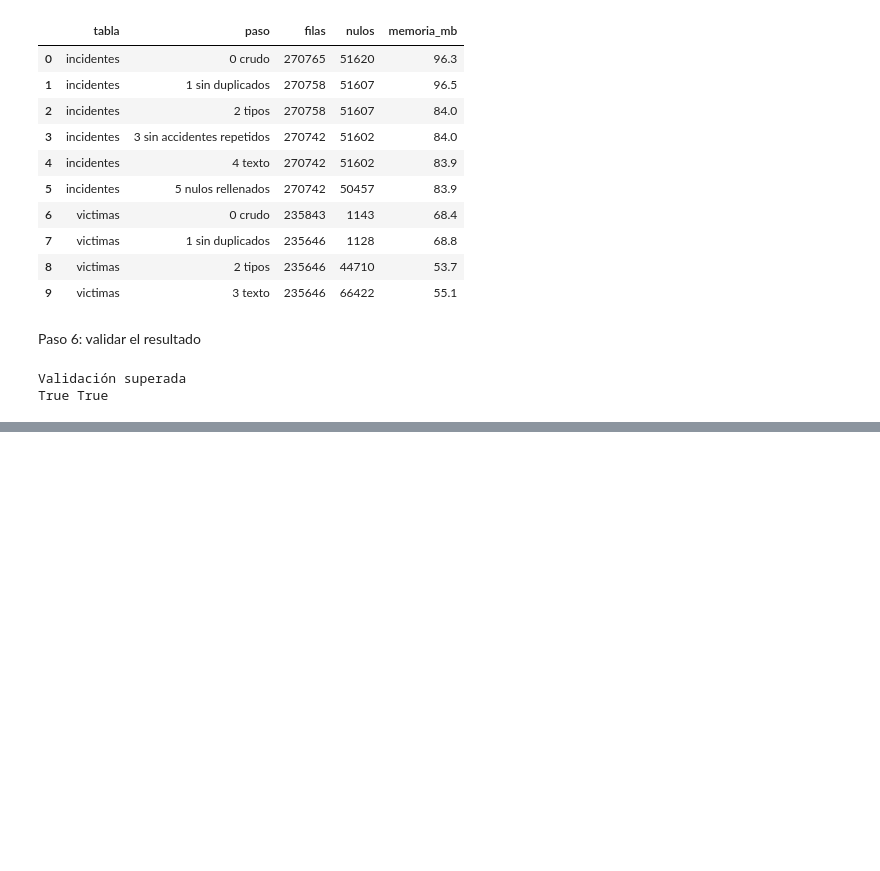
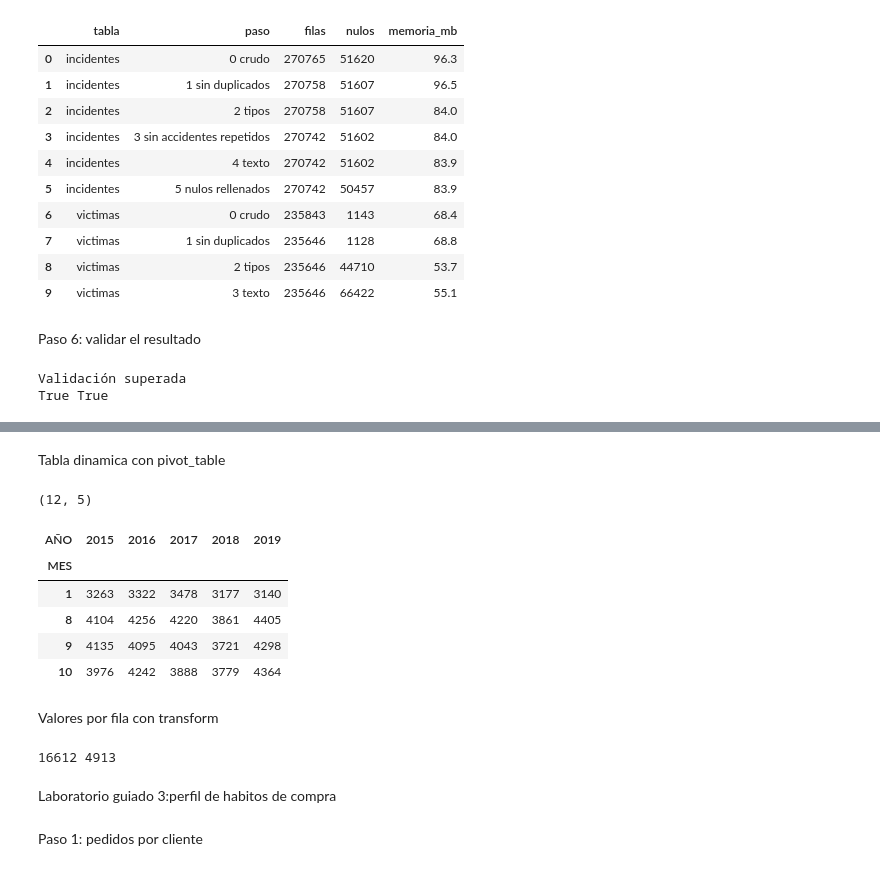
Before and after one commit to sjuandasat05-sudo/proyecto-ciencia-datos, a Jupyter notebook: notebooks/data_preparation.ipynb, the cells around one changed output, grey strips where cells are left out. Cells and saved outputs as stored; diff of their text form; code cells hidden in the pictures; blank space fills up the shorter version.

```diff
--- a/notebooks/data_preparation.ipynb
+++ b/notebooks/data_preparation.ipynb
@@ -361,0 +469,30 @@ True True
+# %% [markdown]
+Tabla dinamica con pivot_table
+# %%
+periodo = incidentes[incidentes['AÑO'].between(2015, 2019)]
+
+matriz = periodo.pivot_table(index='MES', columns='AÑO',
+                             values='NRO_RADICADO', aggfunc='count')
+print(matriz.shape)
+matriz.loc[[1, 8, 9, 10]]
+# %% [output]
+(12, 5)
+| AÑO | 2015 | 2016 | 2017 | 2018 | 2019 |
+| MES |  |  |  |  |  |
+| 1 | 3263 | 3322 | 3478 | 3177 | 3140 |
+| 8 | 4104 | 4256 | 4220 | 3861 | 4405 |
+| 9 | 4135 | 4095 | 4043 | 3721 | 4298 |
+| 10 | 3976 | 4242 | 3888 | 3779 | 4364 |
+# %% [markdown]
+Valores por fila con  transform
+# %%
+victimas['victimas_accidente'] = victimas.groupby(['Radicado', 'Fecha_incidente'])['Radicado'].transform('count')
+graves = victimas[victimas['victimas_accidente'] >= 3]
+print(len(graves), graves['Radicado'].nunique())
+victimas = victimas.drop(columns='victimas_accidente')
+# %% [output]
+16612 4913
+# %% [markdown]
+Laboratorio guiado 3:perfil de habitos de compra
+# %% [markdown]
+Paso 1: pedidos por cliente
```
Also changed, not shown: parts of 26 cells of this notebook.
